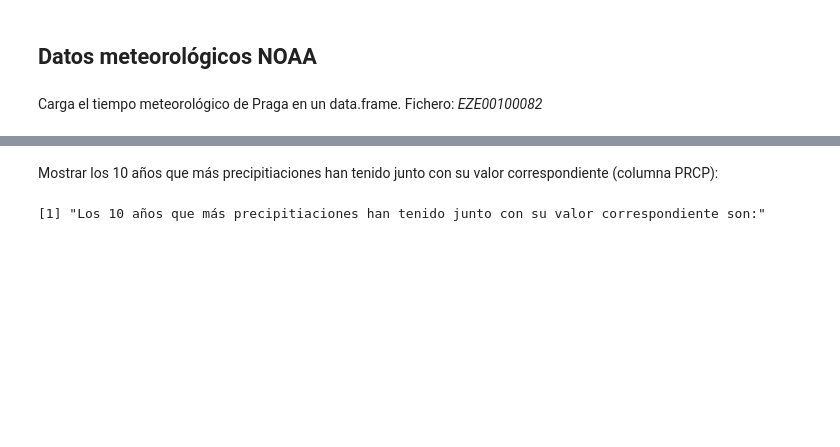
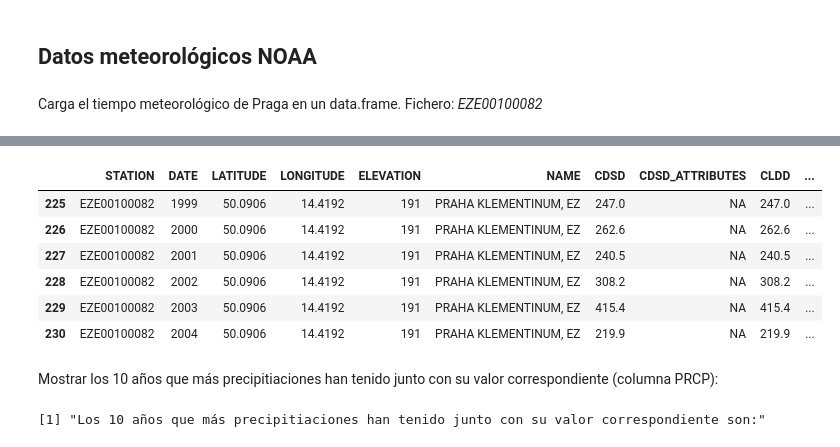
Before and after one commit to miguelcores/Data-Mining.R, a Jupyter notebook: practica/Practica1.ipynb, the cells around one changed output, grey strips where cells are left out. Saved outputs shown, nothing was run; the diff lists cells and outputs as text; code cells hidden in the pictures; blank space fills up the shorter version.

```diff
--- a/practica/Practica1.ipynb
+++ b/practica/Practica1.ipynb
@@ -16,18 +16,26 @@ Carga el tiempo meteorológico de Praga en un data.frame. Fichero: *EZE00100082*
 # %%
 library(ggplot2)
 library(reshape2)
 require(plyr)
 
 weatherPraga<-read.csv("./datos/EZE00100082.csv", sep = ",")
 head(weatherPraga)
+tail(weatherPraga)
 # %% [output]
 | STATION | DATE | LATITUDE | LONGITUDE | ELEVATION | NAME | CDSD | CDSD_ATTRIBUTES | CLDD | CLDD_ATTRIBUTES | ... |
 | EZE00100082 | 1775 | 50.0906 | 14.4192 | 191 | PRAHA KLEMENTINUM, EZ | 246.3 | NA | 246.3 | E | ... |
 | EZE00100082 | 1776 | 50.0906 | 14.4192 | 191 | PRAHA KLEMENTINUM, EZ | 114.6 | NA | 114.6 | E | ... |
 | EZE00100082 | 1777 | 50.0906 | 14.4192 | 191 | PRAHA KLEMENTINUM, EZ | 62.6 | NA | 62.6 | E | ... |
 | EZE00100082 | 1778 | 50.0906 | 14.4192 | 191 | PRAHA KLEMENTINUM, EZ | 188.4 | NA | 188.4 | E | ... |
 | EZE00100082 | 1779 | 50.0906 | 14.4192 | 191 | PRAHA KLEMENTINUM, EZ | 109.5 | NA | 109.5 | E | ... |
 | EZE00100082 | 1780 | 50.0906 | 14.4192 | 191 | PRAHA KLEMENTINUM, EZ | 94.5 | NA | 94.5 | E | ... |
+|  | STATION | DATE | LATITUDE | LONGITUDE | ELEVATION | NAME | CDSD | CDSD_ATTRIBUTES | CLDD | ... |
+| 225 | EZE00100082 | 1999 | 50.0906 | 14.4192 | 191 | PRAHA KLEMENTINUM, EZ | 247.0 | NA | 247.0 | ... |
+| 226 | EZE00100082 | 2000 | 50.0906 | 14.4192 | 191 | PRAHA KLEMENTINUM, EZ | 262.6 | NA | 262.6 | ... |
+| 227 | EZE00100082 | 2001 | 50.0906 | 14.4192 | 191 | PRAHA KLEMENTINUM, EZ | 240.5 | NA | 240.5 | ... |
+| 228 | EZE00100082 | 2002 | 50.0906 | 14.4192 | 191 | PRAHA KLEMENTINUM, EZ | 308.2 | NA | 308.2 | ... |
+| 229 | EZE00100082 | 2003 | 50.0906 | 14.4192 | 191 | PRAHA KLEMENTINUM, EZ | 415.4 | NA | 415.4 | ... |
+| 230 | EZE00100082 | 2004 | 50.0906 | 14.4192 | 191 | PRAHA KLEMENTINUM, EZ | 219.9 | NA | 219.9 | ... |
 # %% [markdown]
 Mostrar los 10 años que más precipitiaciones han tenido junto con su valor correspondiente (columna PRCP):
 # %%
```
Also changed, not shown: parts of 7 cells of this notebook.
